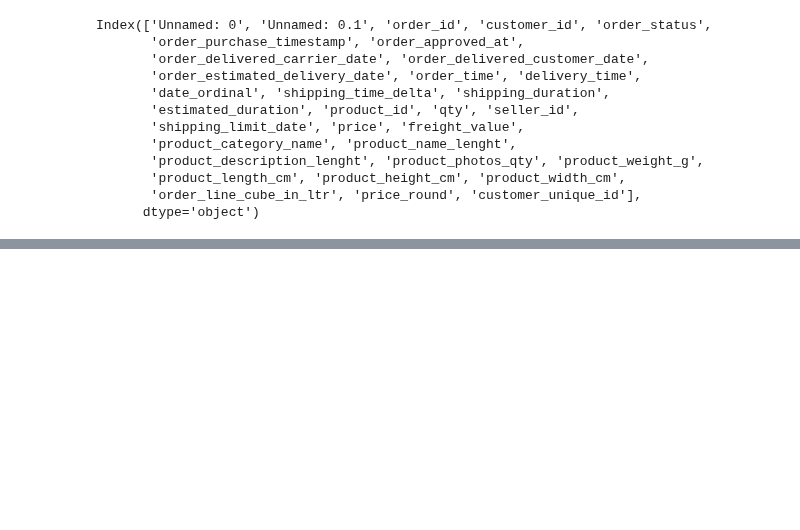
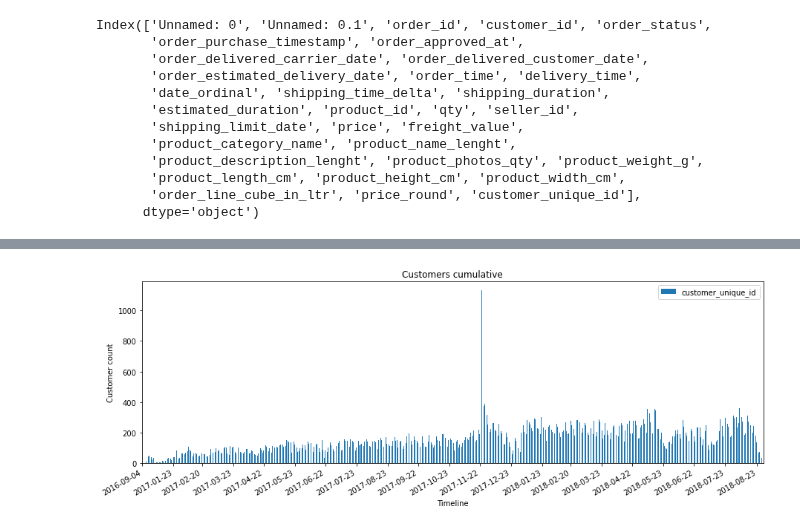
Before and after one commit to LarsTinnefeld/olist_ecom_analysis, a Jupyter notebook: 3 - Customer Segmentation/customer_segmentation.ipynb, the cells around one changed output, grey strips where cells are left out. Saved outputs shown, nothing was run; the diff lists cells and outputs as text; code cells hidden in the pictures; blank space fills up the shorter version.

```diff
--- a/3 - Customer Segmentation/customer_segmentation.ipynb
+++ b/3 - Customer Segmentation/customer_segmentation.ipynb
@@ -254,0 +248,12 @@ plt.xlabel('time');
+# %%
+# New customers count by day
+ax = df_customer_dly.groupby('order_purchase_timestamp').count().plot(kind='bar', figsize=(15,5))
+# set monthly locator
+ax.xaxis.set_major_locator(mdates.MonthLocator(interval=1))
+# set font and rotation for date tick labels
+plt.gcf().autofmt_xdate()
+plt.title('Customers cumulative')
+plt.xlabel('Timeline')
+plt.ylabel('Customer count');
+# %% [output]
+[figure, added]
```
Also changed, not shown: parts of 34 cells of this notebook.
